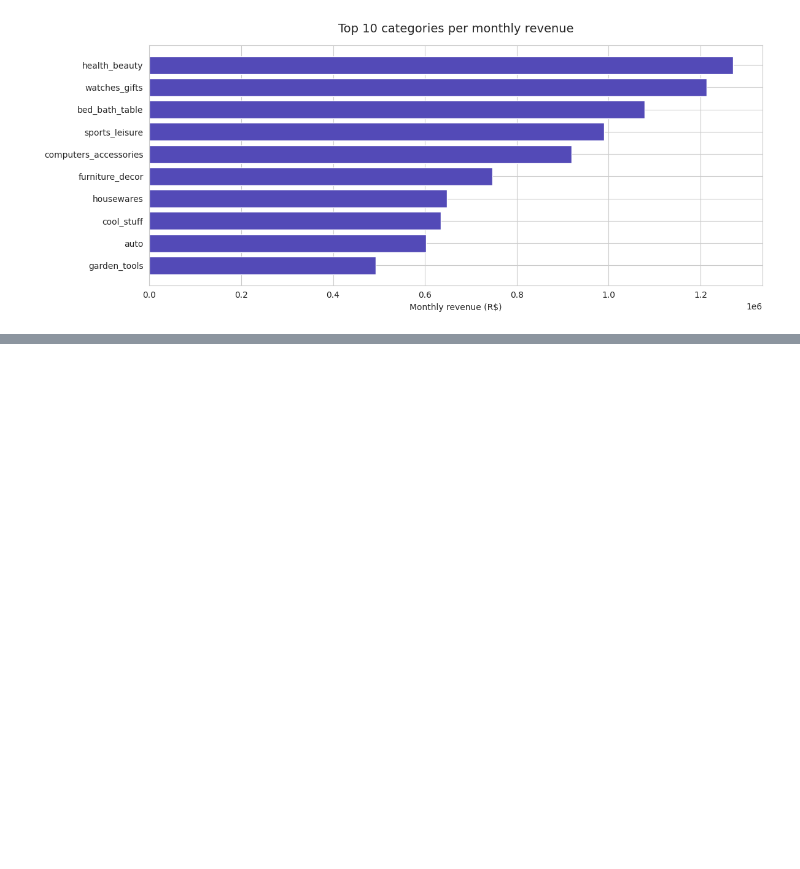
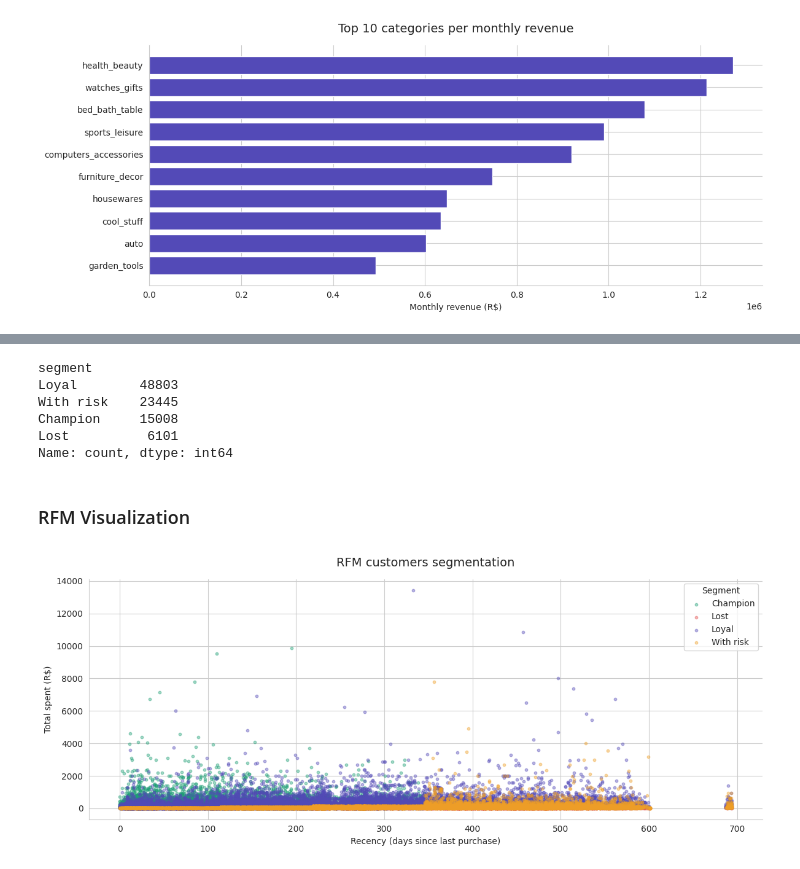
Before and after one commit to anthonyRanivoarison/ecommerce-analysis, a Jupyter notebook: notebooks/analysis.ipynb, the cells around one changed output, grey strips where cells are left out. Cells and saved outputs as stored; diff of their text form; code cells hidden in the pictures; blank space fills up the shorter version.

```diff
--- a/notebooks/analysis.ipynb
+++ b/notebooks/analysis.ipynb
@@ -139,0 +152,55 @@ plt.show()
+# %%
+reference_date = df['order_purchase_timestamp'].max()
+
+rfm = (df.groupby('customer_unique_id').agg(
+    recency = ('order_purchase_timestamp', lambda x: (reference_date - x.max()).days),
+    frequency = ('order_id', 'nunique'),
+    monetary = ('price', 'sum')
+).reset_index())
+
+rfm['R'] = pd.qcut(rfm['recency'], q=4, labels=[4, 3, 2, 1])
+rfm['F'] = pd.qcut(rfm['frequency'].rank(method='first'), q=4, labels=[1, 2, 3, 4])
+rfm['M'] = pd.qcut(rfm['monetary'],  q=4, labels=[1, 2, 3, 4])
+
+rfm['score'] = rfm['R'].astype(int) + rfm['F'].astype(int) + rfm['M'].astype(int)
+
+def segment(score):
+    if score >= 10: return 'Champion'
+    elif score >= 7: return 'Loyal'
+    elif score >= 5: return 'With risk'
+    else: return 'Lost'
+
+rfm['segment'] = rfm['score'].apply(segment)
+
+rfm['segment'].value_counts()
+# %% [output]
+segment
+Loyal        48803
+With risk    23445
+Champion     15008
+Lost          6101
+Name: count, dtype: int64
+# %% [markdown]
+### RFM Visualization
+# %%
+colors = {
+    'Champion': '#1D9E75',
+    'Loyal': '#534AB7',
+    'With risk': '#EF9F27',
+    'Lost': '#E24B4A'
+}
+
+fig, ax = plt.subplots()
+
+for segment, group in rfm.groupby('segment'):
+    ax.scatter(group['recency'], group['monetary'], label=segment, alpha=0.4, s=10, color=colors[segment])
+
+ax.set_title("RFM customers segmentation", fontsize=14, pad=15)
+ax.set_xlabel("Recency (days since last purchase)")
+ax.set_ylabel("Total spent (R$)")
+ax.legend(title='Segment')
+plt.tight_layout()
+plt.savefig('../outputs/charts/rfm_segments.png', dpi=150)
+plt.show()
+# %% [output]
+[figure, added]
```
Also changed, not shown: parts of 4 cells of this notebook.
